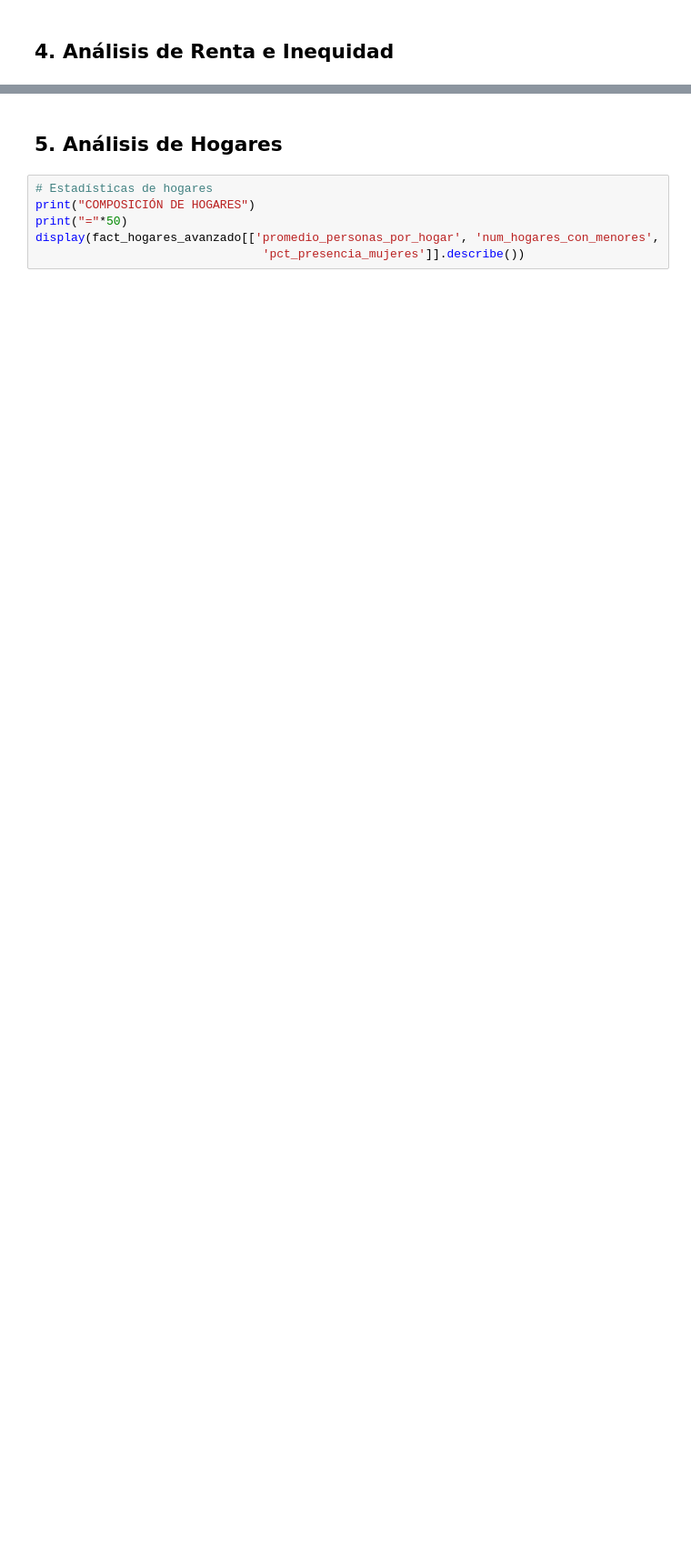
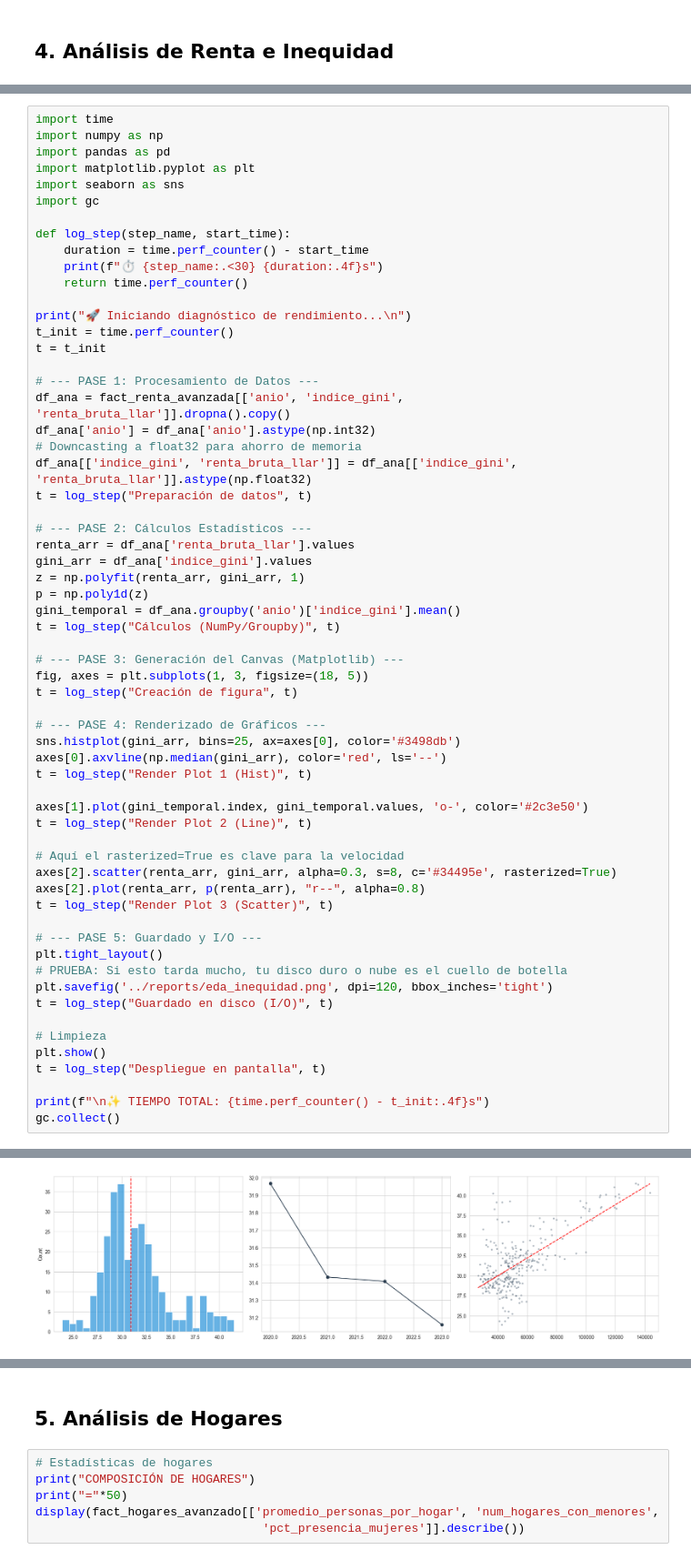
Before and after one commit to prototyp33/barcelona-housing-demographics-analyzer, a Jupyter notebook: notebooks/01_EDA_Barcelona_Housing.ipynb, the cells around one changed output, grey strips where cells are left out. Shown at 91% size. Drawn from its saved outputs; the diff is of its cells as text; blank space fills up the shorter version.

Commit message:
Savepoint: Consolidated Investment Analysis features, EDA reports, and new modeling notebooks.

```diff
--- a/notebooks/01_EDA_Barcelona_Housing.ipynb
+++ b/notebooks/01_EDA_Barcelona_Housing.ipynb
@@ -529,0 +524,62 @@ plt.show()
+# %%
+import time
+import numpy as np
+import pandas as pd
+import matplotlib.pyplot as plt
+import seaborn as sns
+import gc
+
+def log_step(step_name, start_time):
+    duration = time.perf_counter() - start_time
+    print(f"⏱️ {step_name:.<30} {duration:.4f}s")
+    return time.perf_counter()
+
+print("🚀 Iniciando diagnóstico de rendimiento...\n")
+t_init = time.perf_counter()
+t = t_init
+
+# --- PASE 1: Procesamiento de Datos ---
+df_ana = fact_renta_avanzada[['anio', 'indice_gini', 'renta_bruta_llar']].dropna().copy()
+df_ana['anio'] = df_ana['anio'].astype(np.int32)
+# Downcasting a float32 para ahorro de memoria
+df_ana[['indice_gini', 'renta_bruta_llar']] = df_ana[['indice_gini', 'renta_bruta_llar']].astype(np.float32)
+t = log_step("Preparación de datos", t)
+
+# --- PASE 2: Cálculos Estadísticos ---
+renta_arr = df_ana['renta_bruta_llar'].values
+gini_arr = df_ana['indice_gini'].values
+z = np.polyfit(renta_arr, gini_arr, 1)
+p = np.poly1d(z)
+gini_temporal = df_ana.groupby('anio')['indice_gini'].mean()
+t = log_step("Cálculos (NumPy/Groupby)", t)
+
+# --- PASE 3: Generación del Canvas (Matplotlib) ---
+fig, axes = plt.subplots(1, 3, figsize=(18, 5))
+t = log_step("Creación de figura", t)
+
+# --- PASE 4: Renderizado de Gráficos ---
+sns.histplot(gini_arr, bins=25, ax=axes[0], color='#3498db')
+axes[0].axvline(np.median(gini_arr), color='red', ls='--')
+t = log_step("Render Plot 1 (Hist)", t)
+
+axes[1].plot(gini_temporal.index, gini_temporal.values, 'o-', color='#2c3e50')
+t = log_step("Render Plot 2 (Line)", t)
+
+# Aquí el rasterized=True es clave para la velocidad
+axes[2].scatter(renta_arr, gini_arr, alpha=0.3, s=8, c='#34495e', rasterized=True)
+axes[2].plot(renta_arr, p(renta_arr), "r--", alpha=0.8)
+t = log_step("Render Plot 3 (Scatter)", t)
+
+# --- PASE 5: Guardado y I/O ---
+plt.tight_layout()
+# PRUEBA: Si esto tarda mucho, tu disco duro o nube es el cuello de botella
+plt.savefig('../reports/eda_inequidad.png', dpi=120, bbox_inches='tight')
+t = log_step("Guardado en disco (I/O)", t)
+
+# Limpieza
+plt.show()
+t = log_step("Despliegue en pantalla", t)
+
+print(f"\n✨ TIEMPO TOTAL: {time.perf_counter() - t_init:.4f}s")
+gc.collect()
+# %% [output]
@@ -529,0 +595 @@ plt.show()
+[figure, added]
```
Also changed, not shown: parts of 14 cells of this notebook, 29 other files.
